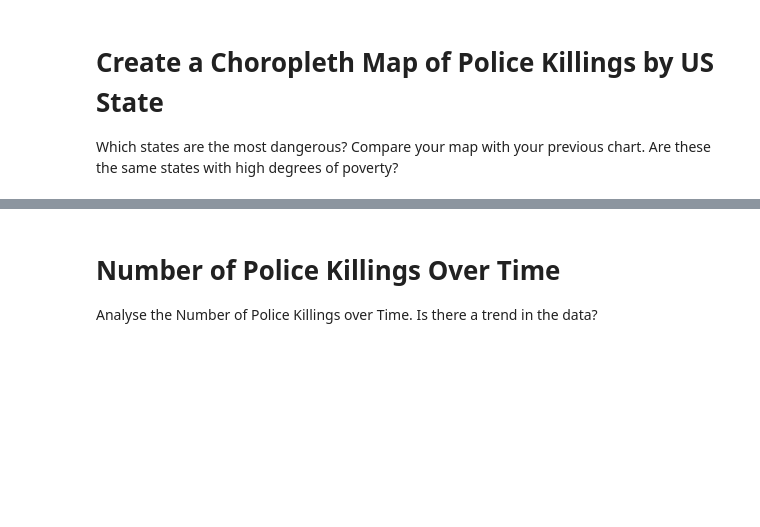
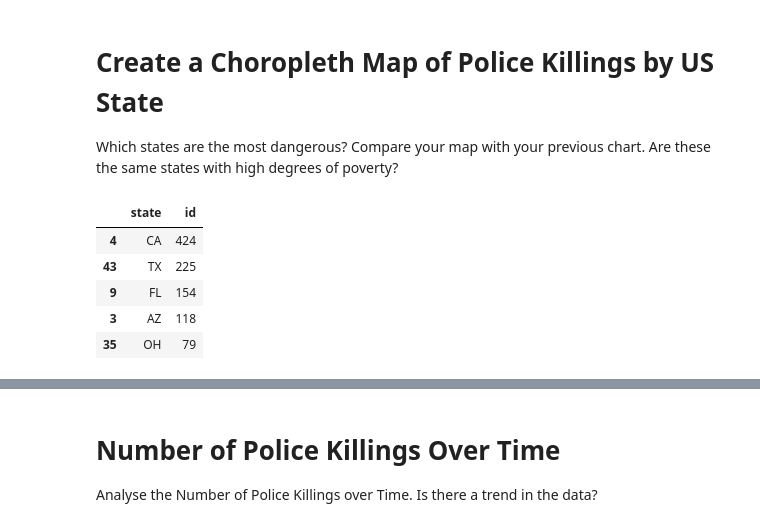
Before and after one commit to alex-coch/100-Days-of-Code---The-Complete-Python-Pro-Bootcamp-for-2021, a Jupyter notebook: 99-Analyse Deaths involving Police in the United States/Fatal_Force_(start).ipynb, the cells around one changed output, grey strips where cells are left out. Cells and saved outputs as stored; diff of their text form; code cells hidden in the pictures; blank space fills up the shorter version.

```diff
--- a/99-Analyse Deaths involving Police in the United States/Fatal_Force_(start).ipynb
+++ b/99-Analyse Deaths involving Police in the United States/Fatal_Force_(start).ipynb
@@ -551,3 +562,13 @@ Find the share of each race in the top 10 cities. Contrast this with the top 10
 # Create a Choropleth Map of Police Killings by US State
 
 Which states are the most dangerous? Compare your map with your previous chart. Are these the same states with high degrees of poverty?
+# %%
+df_fatalities_state = df_fatalities.groupby('state', as_index=False).agg({'id': pd.Series.count}).sort_values('id', ascending=False)
+df_fatalities_state.head(5)
+# %% [output]
+|  | state | id |
+| 4 | CA | 424 |
+| 43 | TX | 225 |
+| 9 | FL | 154 |
+| 3 | AZ | 118 |
+| 35 | OH | 79 |
```
Also changed, not shown: parts of 4 cells of this notebook.
